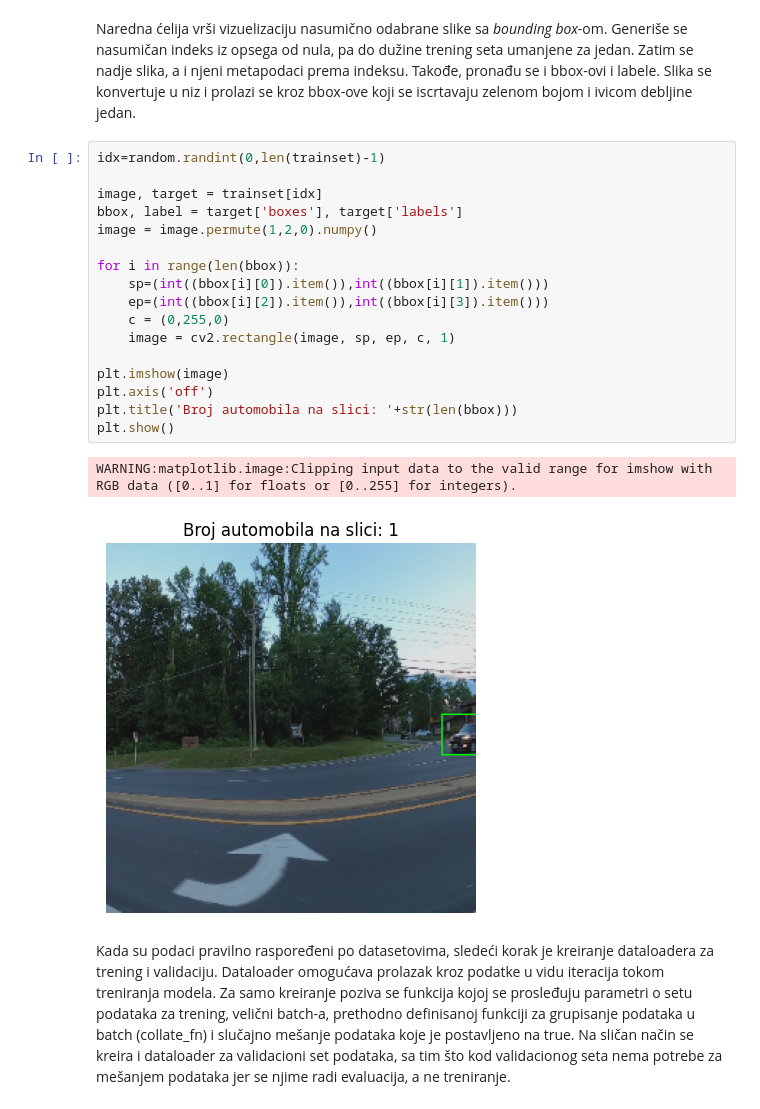
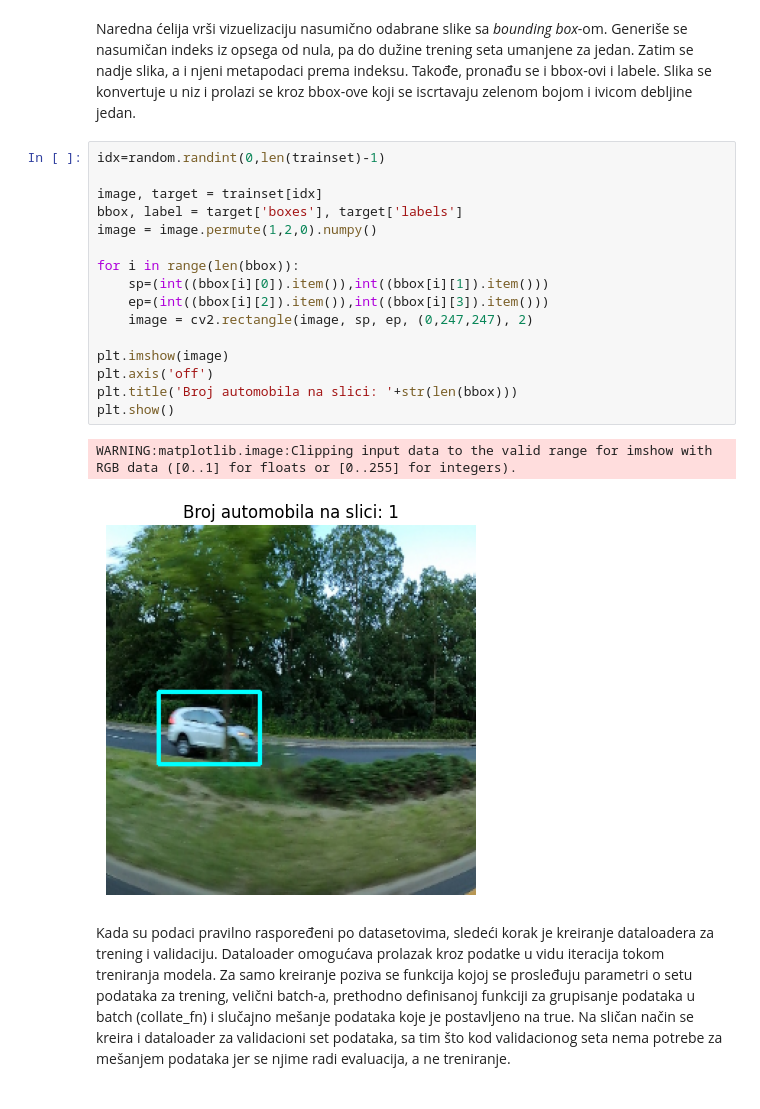
Before and after one commit to NadjaKljestanovic/PPPO, a Jupyter notebook: DetekcijaObjekata.ipynb, the cells around one changed output. Cells and saved outputs as stored; diff of their text form.

```diff
--- a/DetekcijaObjekata.ipynb
+++ b/DetekcijaObjekata.ipynb
@@ -396,23 +396,22 @@ Naredna ćelija vrši vizuelizaciju nasumično odabrane slike sa *bounding box*-
 # %%
 idx=random.randint(0,len(trainset)-1)
 
 image, target = trainset[idx]
 bbox, label = target['boxes'], target['labels']
 image = image.permute(1,2,0).numpy()
 
 for i in range(len(bbox)):
     sp=(int((bbox[i][0]).item()),int((bbox[i][1]).item()))
     ep=(int((bbox[i][2]).item()),int((bbox[i][3]).item()))
-    c = (0,255,0)
-    image = cv2.rectangle(image, sp, ep, c, 1)
+    image = cv2.rectangle(image, sp, ep, (0,247,247), 2)
 
 plt.imshow(image)
 plt.axis('off')
 plt.title('Broj automobila na slici: '+str(len(bbox)))
 plt.show()
 # %% [output]
 WARNING:matplotlib.image:Clipping input data to the valid range for imshow with RGB data ([0..1] for floats or [0..255] for integers).
-[figure, old version]
+[figure, new version]
 # %% [markdown]
 Kada su podaci pravilno raspoređeni po datasetovima, sledeći korak je kreiranje dataloadera za trening i validaciju. Dataloader omogućava prolazak kroz podatke u vidu iteracija tokom treniranja modela. Za samo kreiranje poziva se funkcija kojoj se prosleđuju parametri o setu podataka za trening, velični batch-a, prethodno definisanoj funkciji za grupisanje podataka u batch (collate_fn) i slučajno mešanje podataka koje je postavljeno na true. Na sličan način se kreira i dataloader za validacioni set podataka, sa tim što kod validacionog seta nema potrebe za mešanjem podataka jer se njime radi evaluacija, a ne treniranje.
 # %%
```
